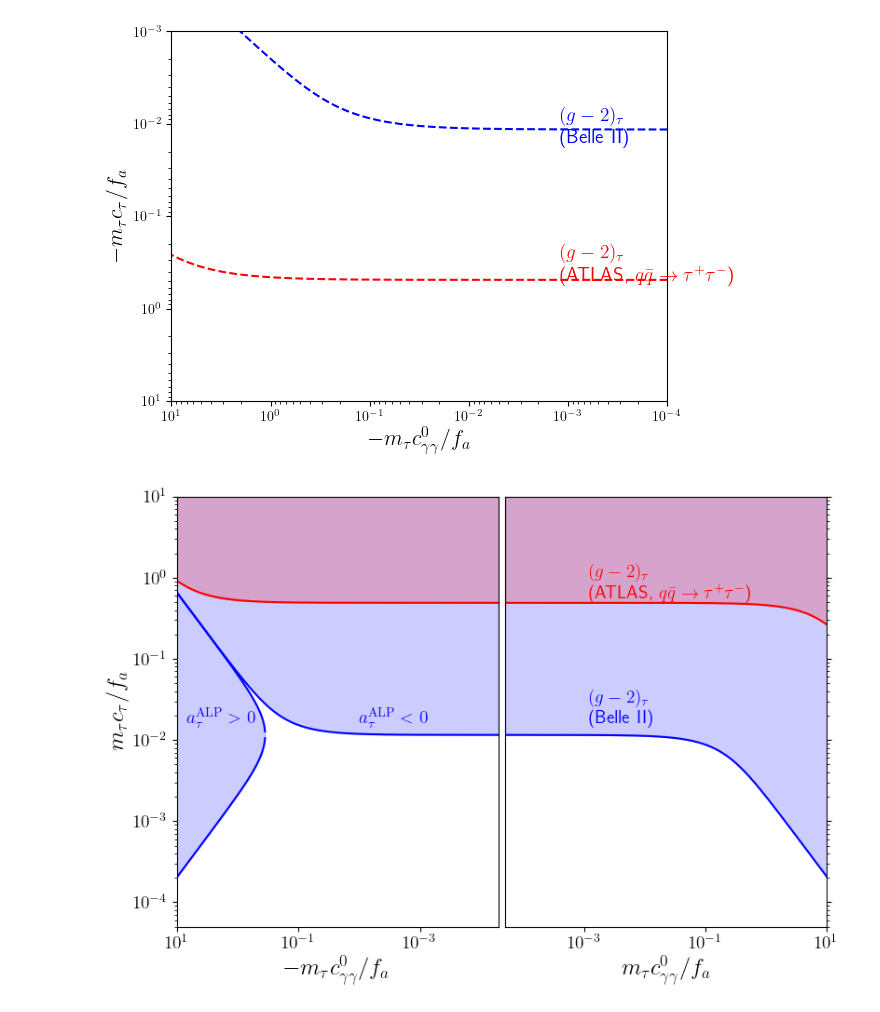
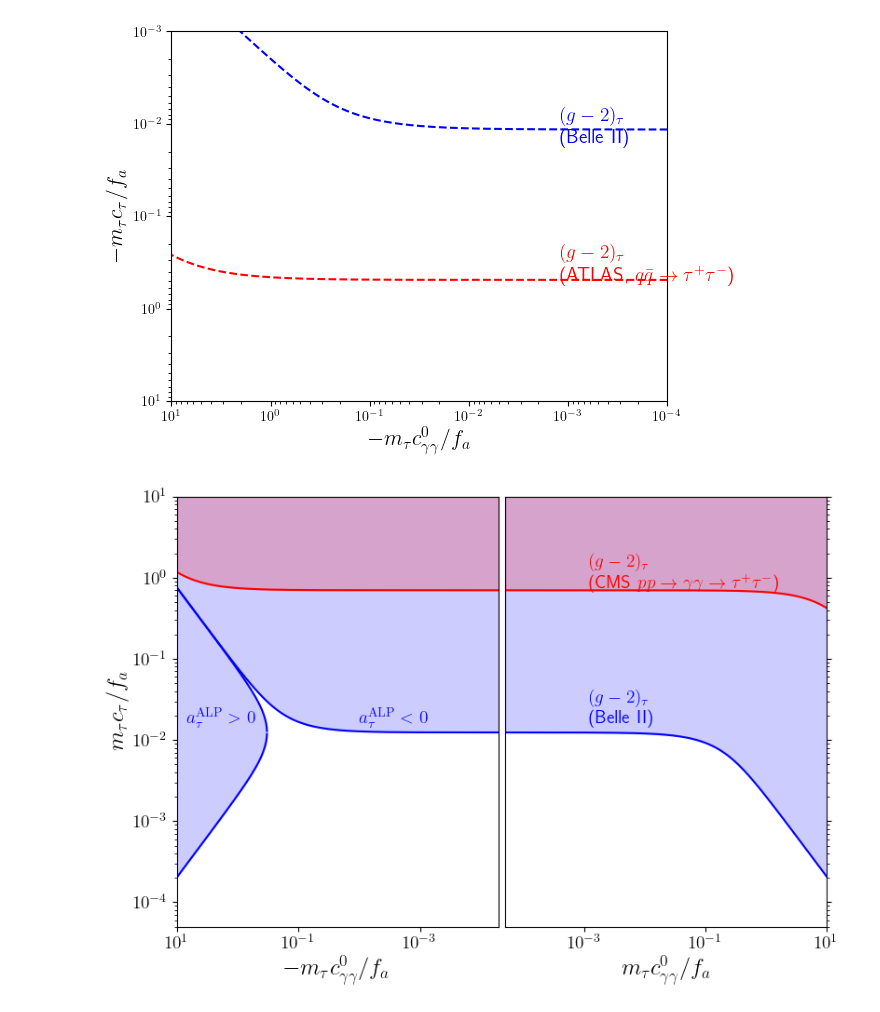
Before and after one commit to Jorge-Alda/tauALPs, a Jupyter notebook: ALP/g2/g2_new.ipynb, the cells around one changed output. Drawn from its saved outputs; the diff is of its cells as text; code cells hidden in the pictures.

```diff
--- a/ALP/g2/g2_new.ipynb
+++ b/ALP/g2/g2_new.ipynb
@@ -344,7 +347,7 @@ plt.title(r'Belle II projected bounds, $c_\tau/f_a = 5$ TeV$^{-1}$')
 Text(0.5, 1.0, 'Belle II projected bounds, $c_\\tau/f_a = 5$ TeV$^{-1}$')
 [figure]
 # %%
-a_ctau = np.real(alep_1loop_GN(1e-1, mtau)+alep_2loops_CKSS(1e-1, mtau)+alep_gammaeff(1e-1, mtau))
+a_ctau = np.real(alep_1loop_GN(1e-1, mtau)+alep_2loops_CKSS(1e-1, mtau)+alep_gammaeff_tau(1e-1, mtau))
 a_gamma = np.real(alep_gammaeff_tau(1e-1, mtau))
 # %% [markdown]
 $$a^\mathrm{exp} = c_\tau^2 a_\tau + c_\tau c_{\gamma\gamma} a_\gamma$$
@@ -476,40 +479,40 @@ axs[0].loglog(np.logspace(-0.7, 1, 800), [(-cg*a_gamma-np.sqrt(cg**2*a_gamma**2+
 axs[0].loglog(np.logspace(-0.7, 1, 800), [(-cg*a_gamma+np.sqrt(cg**2*a_gamma**2+4*a_ctau*a_exp*mtauTeV**2))/(2*a_ctau) for cg in -np.logspace(-0.7, 1, 800)], c='blue')
 axs[0].fill_between(np.logspace(-0.7, 1, 800), [(-cg*a_gamma-np.sqrt(cg**2*a_gamma**2+4*a_ctau*a_exp*mtauTeV**2))/(2*a_ctau) for cg in -np.logspace(-0.7, 1, 800)], [(-cg*a_gamma+np.sqrt(cg**2*a_gamma**2+4*a_ctau*a_exp*mtauTeV**2))/(2*a_ctau) for cg in -np.logspace(-0.7, 1, 800)], color='blue', alpha=0.2)
 
-a_exp = -1.8e-3
+a_exp = -3.2e-3
 axs[1].loglog(np.logspace(np.log10(0.5e-4), 1, 200), [mtauTeV*(-cg/mtauTeV*a_gamma-np.sqrt(cg**2/mtauTeV**2*a_gamma**2+4*a_ctau*a_exp))/(2*a_ctau) for cg in np.logspace(np.log10(0.5e-4), 1, 200)], c='red')
 axs[1].fill_between(np.logspace(np.log10(0.5e-4), 1, 200), [mtauTeV*(-cg/mtauTeV*a_gamma-np.sqrt(cg**2/mtauTeV**2*a_gamma**2+4*a_ctau*a_exp))/(2*a_ctau) for cg in np.logspace(np.log10(0.5e-4), 1, 200)], 10, color='red', alpha=0.2)
 
 
 axs[0].loglog(np.logspace(np.log10(0.5e-4), 1, 200), [mtauTeV*(-cg/mtauTeV*a_gamma-np.sqrt(cg**2/mtauTeV**2*a_gamma**2+4*a_ctau*a_exp))/(2*a_ctau) for cg in -np.logspace(-4, 1, 200)], c='red')
 axs[0].fill_between(np.logspace(np.log10(0.5e-4), 1, 200), [mtauTeV*(-cg/mtauTeV*a_gamma-np.sqrt(cg**2/mtauTeV**2*a_gamma**2+4*a_ctau*a_exp))/(2*a_ctau) for cg in -np.logspace(np.log10(0.5e-4), 1, 200)], 10, color='red', alpha=0.2)
 
-a_exp = 1.8e-3
+a_exp = 3.4e-3
 axs[0].loglog(np.logspace(-4, 1, 200), [mtauTeV*(-cg/mtauTeV*a_gamma-np.sqrt(cg**2/mtauTeV**2*a_gamma**2+4*a_ctau*a_exp))/(2*a_ctau) for cg in -np.logspace(-4, 1, 200)], c='red')
 axs[0].loglog(np.logspace(-4, 1, 200), [mtauTeV*(-cg/mtauTeV*a_gamma+np.sqrt(cg**2/mtauTeV**2*a_gamma**2+4*a_ctau*a_exp))/(2*a_ctau) for cg in -np.logspace(-4, 1, 200)], c='red')
 
-axs[1].annotate( r'$(g-2)_\tau$' + '\n(ATLAS, ' + r'$q\bar{q}\to \tau^+\tau^-$)', (1.2e-3, 315*mtauTeV), color='red', fontsize=14)
+axs[1].annotate( r'$(g-2)_\tau$' + '\n' + r'(CMS $pp\to\gamma\gamma\to\tau^+\tau^-$)', (1.2e-3, 420*mtauTeV), color='red', fontsize=14)
 axs[1].annotate(r'$(g-2)_\tau$' + '\n(Belle II)', (1.2e-3,9*mtauTeV), color='blue', fontsize=14)
 
 axs[0].annotate(r'$a_\tau^\mathrm{ALP}<0$', (1e-2,9*mtauTeV), color='blue', fontsize=14)
 axs[0].annotate(r'$a_\tau^\mathrm{ALP}>0$', (7,9*mtauTeV), color='blue', fontsize=14)
 
 axs[0].set_xlim(0.5e-4, 1e1)
 axs[1].set_xlim(0.5e-4, 1e1)
 axs[0].set_ylim(0.5e-4, 1e1)
 axs[1].set_ylim(0.5e-4, 1e1)
 axs[0].set_xlabel(r'$-m_\tau c_{\gamma\gamma}^0/f_a$', fontsize=18)
 axs[1].set_xlabel(r'$m_\tau c_{\gamma\gamma}^0/f_a$', fontsize=18)
 axs[0].set_ylabel(r'$m_\tau c_\tau/f_a$', fontsize=18)
 
 
 axs[1].yaxis.tick_right()
 axs[1].yaxis.set_ticklabels([])
 axs[0].invert_xaxis()
 axs[0].tick_params(axis='both', which='major', labelsize=14)
 axs[1].tick_params(axis='both', which='major', labelsize=14)
 
 plt.subplots_adjust(wspace=0.02)
 plt.savefig('gtau_cgg0.pdf', bbox_inches='tight')
 # %% [output]
-[figure, old version]
+[figure, new version]
```
Also changed, not shown: parts of 3 cells of this notebook, 14 other files.
